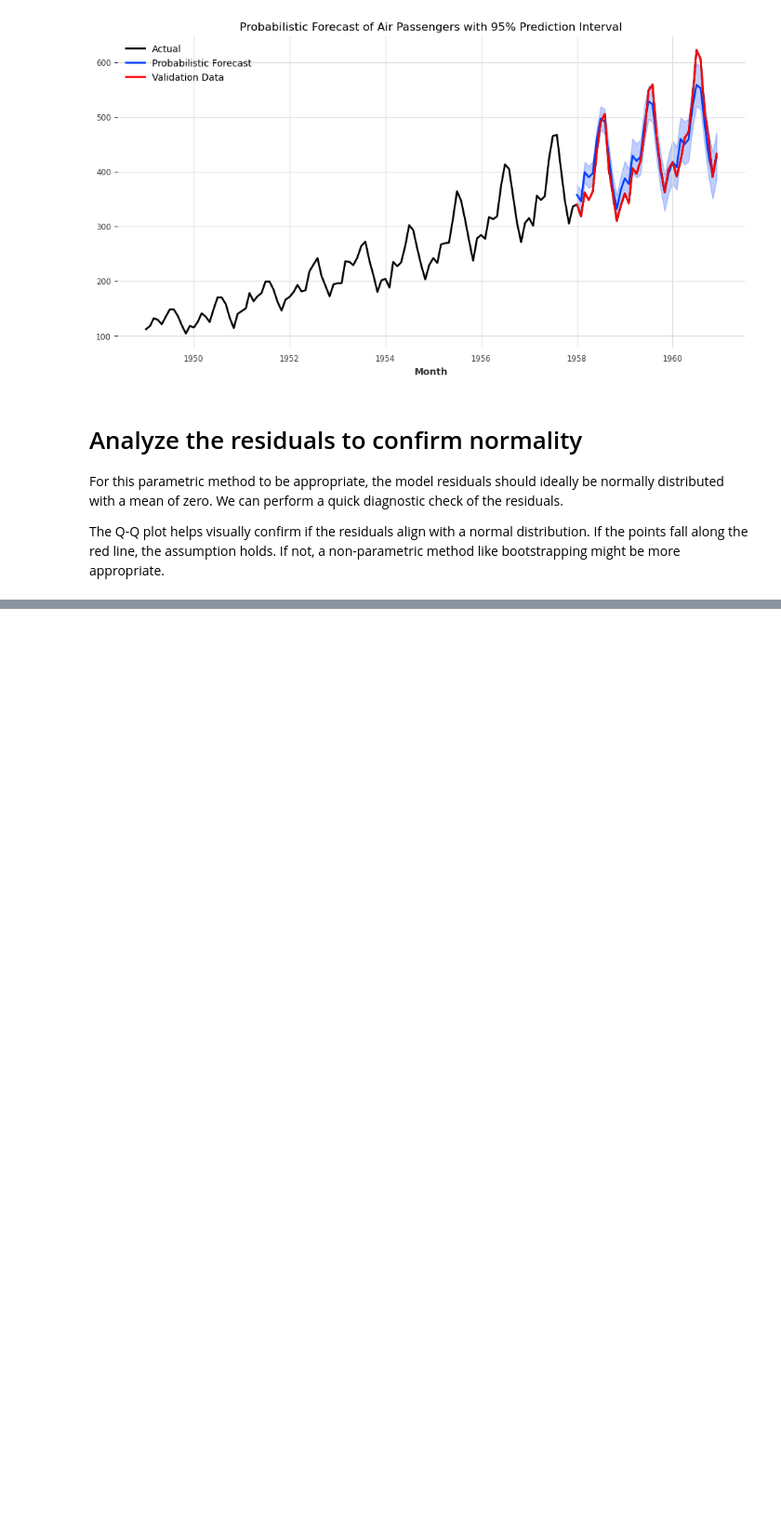
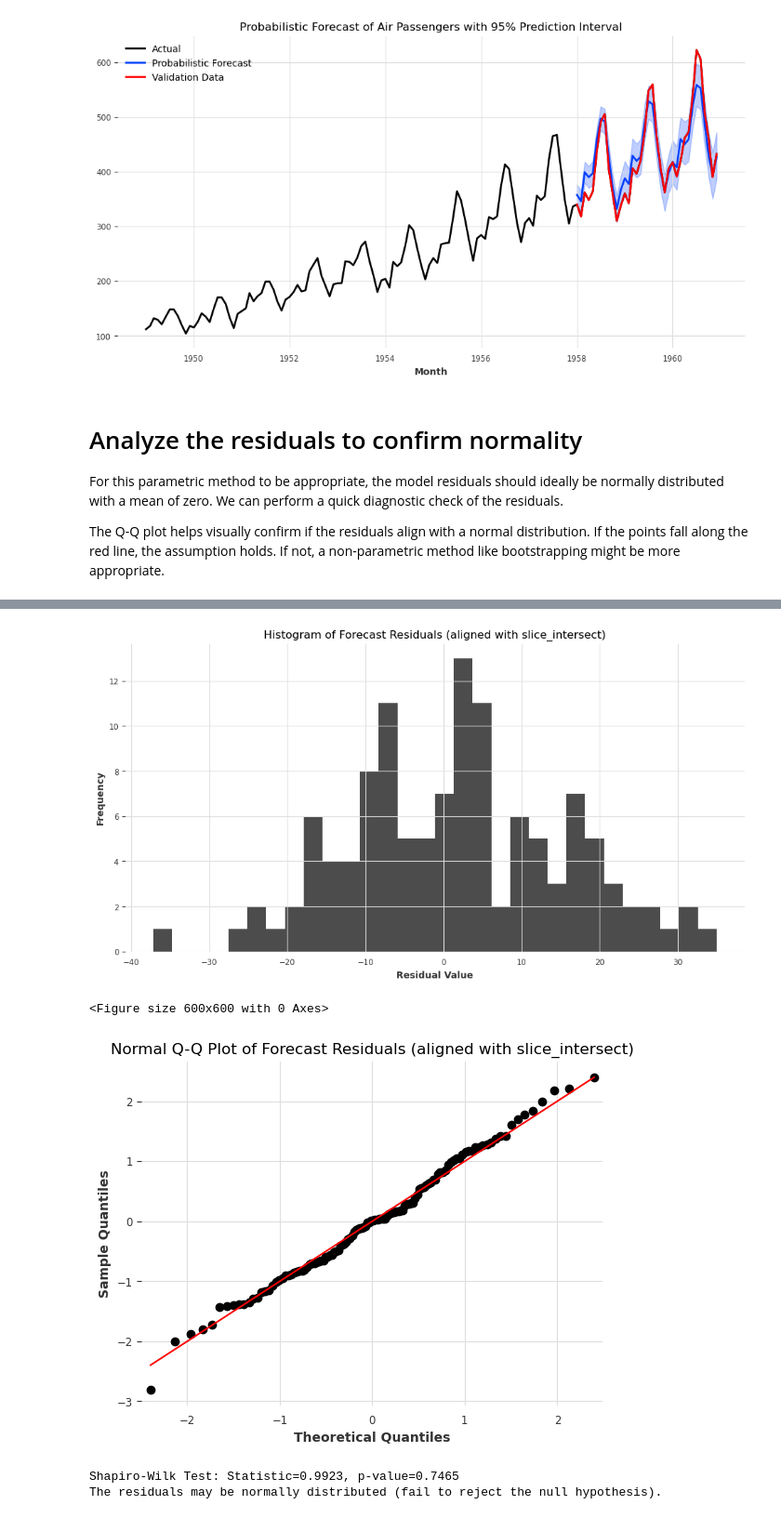
Before and after one commit to vahidnourbakhsh/TSVault, a Jupyter notebook: prediction_uncertainty/parametric_method.ipynb, the cells around one changed output, grey strips where cells are left out. Shown at 93% size. Cells and saved outputs as stored; diff of their text form; code cells hidden in the pictures; blank space fills up the shorter version.

Commit message:
use slide_intersect instead of pandas series

```diff
--- a/prediction_uncertainty/parametric_method.ipynb
+++ b/prediction_uncertainty/parametric_method.ipynb
@@ -133,0 +82,43 @@ The residuals may be normally distributed (fail to reject the null hypothesis).
+# %%
+# Use historical_forecasts with retrain=True to get fitted values
+fitted_values = model.historical_forecasts(
+    series,
+    start=0, # Let Darts handle the warm-up period
+    forecast_horizon=1,
+    retrain=True,
+    last_points_only=True
+)
+
+# Calculate residuals using slice_intersect() for robust alignment
+# This is a concise and explicit way to handle the alignment.
+residuals_series = series.slice_intersect(fitted_values) - fitted_values.slice_intersect(series)
+
+# Convert to pandas Series and drop any NaN values that might remain
+# (though slice_intersect() should prevent them)
+residuals_series_pd = residuals_series.to_series().dropna()
+
+
+# --- Graphical Checks ---
+# 1. Histogram
+plt.figure(figsize=(12, 6))
+residuals_series_pd.plot.hist(bins=30, alpha=0.7, title='Histogram of Forecast Residuals (aligned with slice_intersect)')
+plt.xlabel('Residual Value')
+plt.ylabel('Frequency')
+plt.show()
+
+# 2. Normal Q-Q Plot
+plt.figure(figsize=(6, 6))
+sm.qqplot(residuals_series_pd, line='s', fit=True)
+plt.title('Normal Q-Q Plot of Forecast Residuals (aligned with slice_intersect)')
+plt.show()
+
+# --- Statistical Test ---
+# 3. Shapiro-Wilk Test
+shapiro_test_statistic, shapiro_p_value = stats.shapiro(residuals_series_pd)
+print(f'Shapiro-Wilk Test: Statistic={shapiro_test_statistic:.4f}, p-value={shapiro_p_value:.4f}')
+
+if shapiro_p_value > 0.05:
+    print('The residuals may be normally distributed (fail to reject the null hypothesis).')
+else:
+    print('The residuals are likely not normally distributed (reject the null hypothesis).')
+# %% [output]
@@ -133,0 +126,5 @@ The residuals may be normally distributed (fail to reject the null hypothesis).
+[figure, added]
+<Figure size 600x600 with 0 Axes>
+[figure, added]
+Shapiro-Wilk Test: Statistic=0.9923, p-value=0.7465
+The residuals may be normally distributed (fail to reject the null hypothesis).
```
Also changed, not shown: parts of 3 cells of this notebook.
